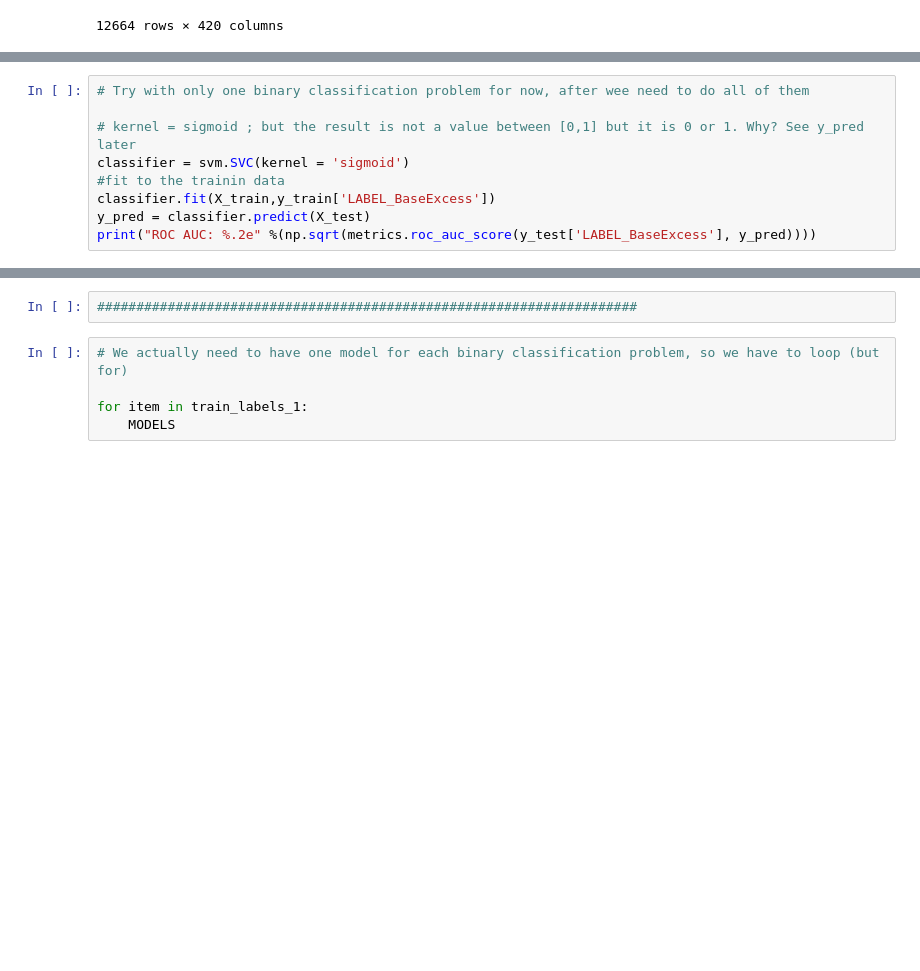
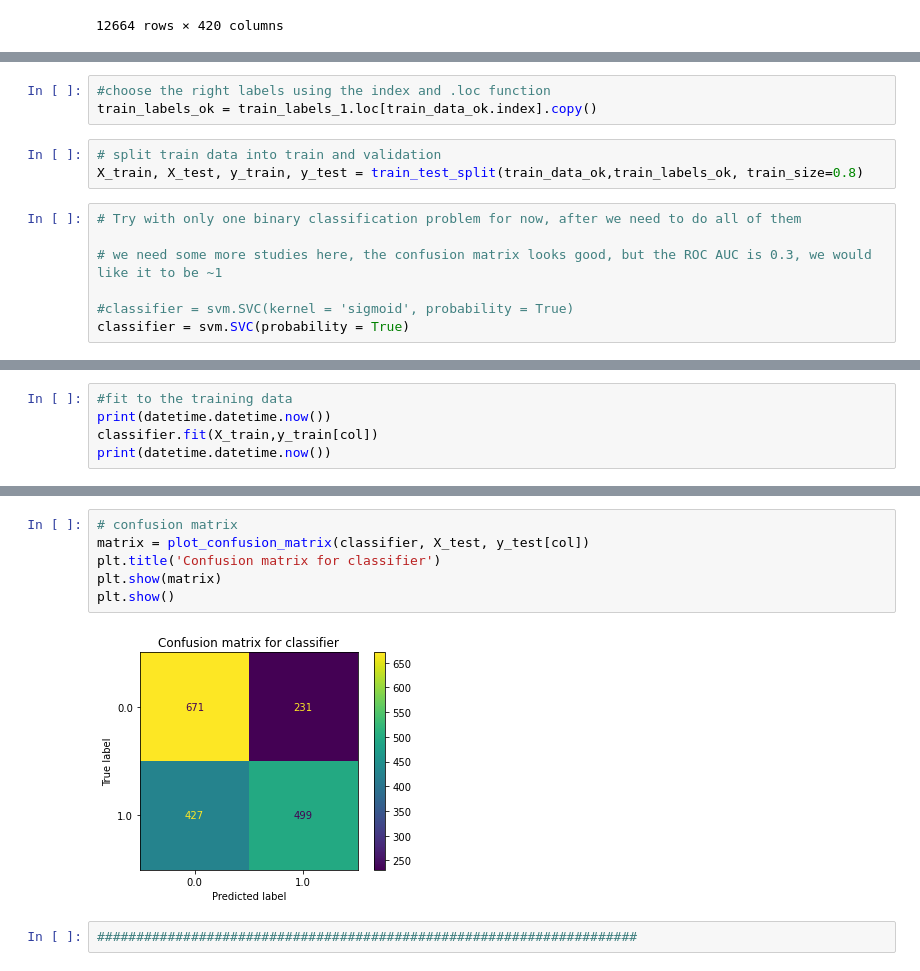
Before and after one commit to friti/ML-Intro-course, a Jupyter notebook: task2/task2_fe.ipynb, the cells around one changed output, grey strips where cells are left out. Saved outputs shown, nothing was run; the diff lists cells and outputs as text; blank space fills up the shorter version.

```diff
--- a/task2/task2_fe.ipynb
+++ b/task2/task2_fe.ipynb
@@ -141,9 +231,13 @@ test_data_1
+# %%
+#choose the right labels using the index and .loc function
+train_labels_ok = train_labels_1.loc[train_data_ok.index].copy()
+# %%
+# split train data into train and validation
+X_train, X_test, y_train, y_test = train_test_split(train_data_ok,train_labels_ok, train_size=0.8)
 # %%
-# Try with only one binary classification problem for now, after wee need to do all of them
+# Try with only one binary classification problem for now, after we need to do all of them
 
-# kernel = sigmoid ; but the result is not a value between [0,1] but it is 0 or 1. Why? See y_pred later
-classifier = svm.SVC(kernel = 'sigmoid')
-#fit to the trainin data
-classifier.fit(X_train,y_train['LABEL_BaseExcess'])
-y_pred = classifier.predict(X_test)
-print("ROC AUC: %.2e" %(np.sqrt(metrics.roc_auc_score(y_test['LABEL_BaseExcess'], y_pred))))
+# we need some more studies here, the confusion matrix looks good, but the ROC AUC is 0.3, we would like it to be ~1
+
+#classifier = svm.SVC(kernel = 'sigmoid', probability = True)
+classifier = svm.SVC(probability = True)
@@ -156,0 +244,5 @@ array([0., 1., 0., ..., 0., 0., 0.])
+# %%
+#fit to the training data
+print(datetime.datetime.now())
+classifier.fit(X_train,y_train[col])
+print(datetime.datetime.now())
@@ -157,7 +262,10 @@ array([0., 1., 0., ..., 0., 0., 0.])
+# %%
+# confusion matrix
+matrix = plot_confusion_matrix(classifier, X_test, y_test[col])
+plt.title('Confusion matrix for classifier')
+plt.show(matrix)
+plt.show()
+# %% [output]
+[figure, added]
 # %%
 #####################################################################
-# %%
-# We actually need to have one model for each binary classification problem, so we have to loop (but for)
-
-for item in train_labels_1:
-    MODELS
```
Also changed, not shown: parts of 28 cells of this notebook.
